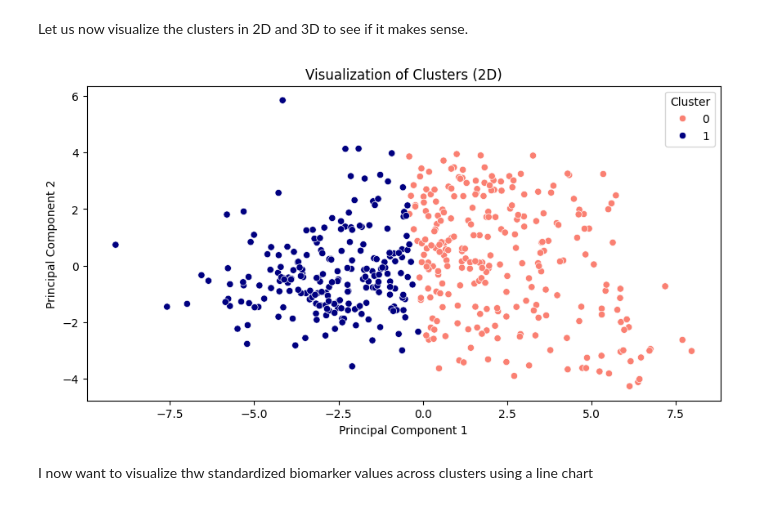
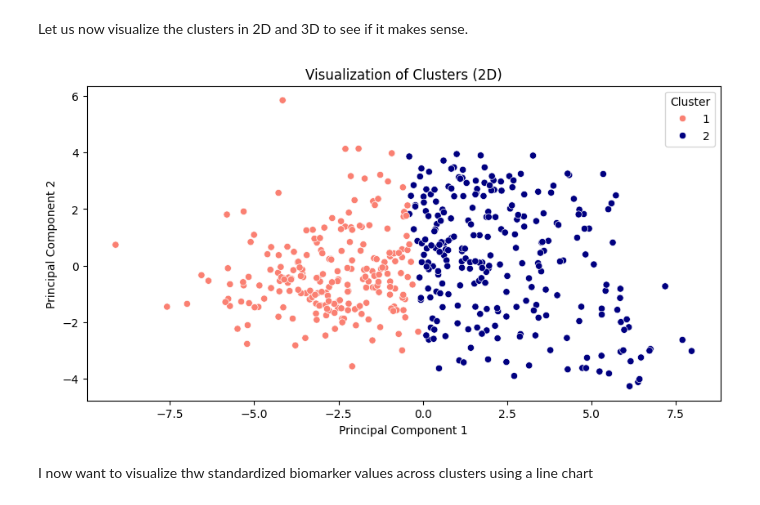
Before and after one commit to parvatijay2901/VAP-biomarker-analysis, a Jupyter notebook: src/vap_py-02_K-Means_clustering.ipynb, the cells around one changed output. Drawn from its saved outputs; the diff is of its cells as text; code cells hidden in the pictures.

Commit message:
modify K-Means plots to have on the report

```diff
--- a/src/vap_py-02_K-Means_clustering.ipynb
+++ b/src/vap_py-02_K-Means_clustering.ipynb
@@ -337,11 +337,13 @@ biomarker_df_with_clusters.head()
 5 rows × 21 columns
 # %% [markdown]
 Let us now visualize the clusters in 2D and 3D to see if it makes sense.
-# %%
-color_palette = ["salmon", "navy"]#, "green"]
-visualize_clusters_2D_pca(biomarker_df_with_clusters, colors=color_palette)
-# %% [output]
-[figure, removed]
+# %%
+color_palette = ["salmon", "navy"]
+temp_df = biomarker_df_with_clusters.copy()
+temp_df['Cluster'] = temp_df['Cluster'].apply(lambda x: "1" if x == 1 else ("2" if x == 0 else x))
+visualize_clusters_2D_pca(temp_df, colors=color_palette)
+# %% [output]
+[figure, added]
 # %%
 visualize_clusters_3D_pca(biomarker_df_with_clusters, colors=color_palette)
 # %% [markdown]
```
Also changed, not shown: parts of 4 cells of this notebook, 9 other files.
